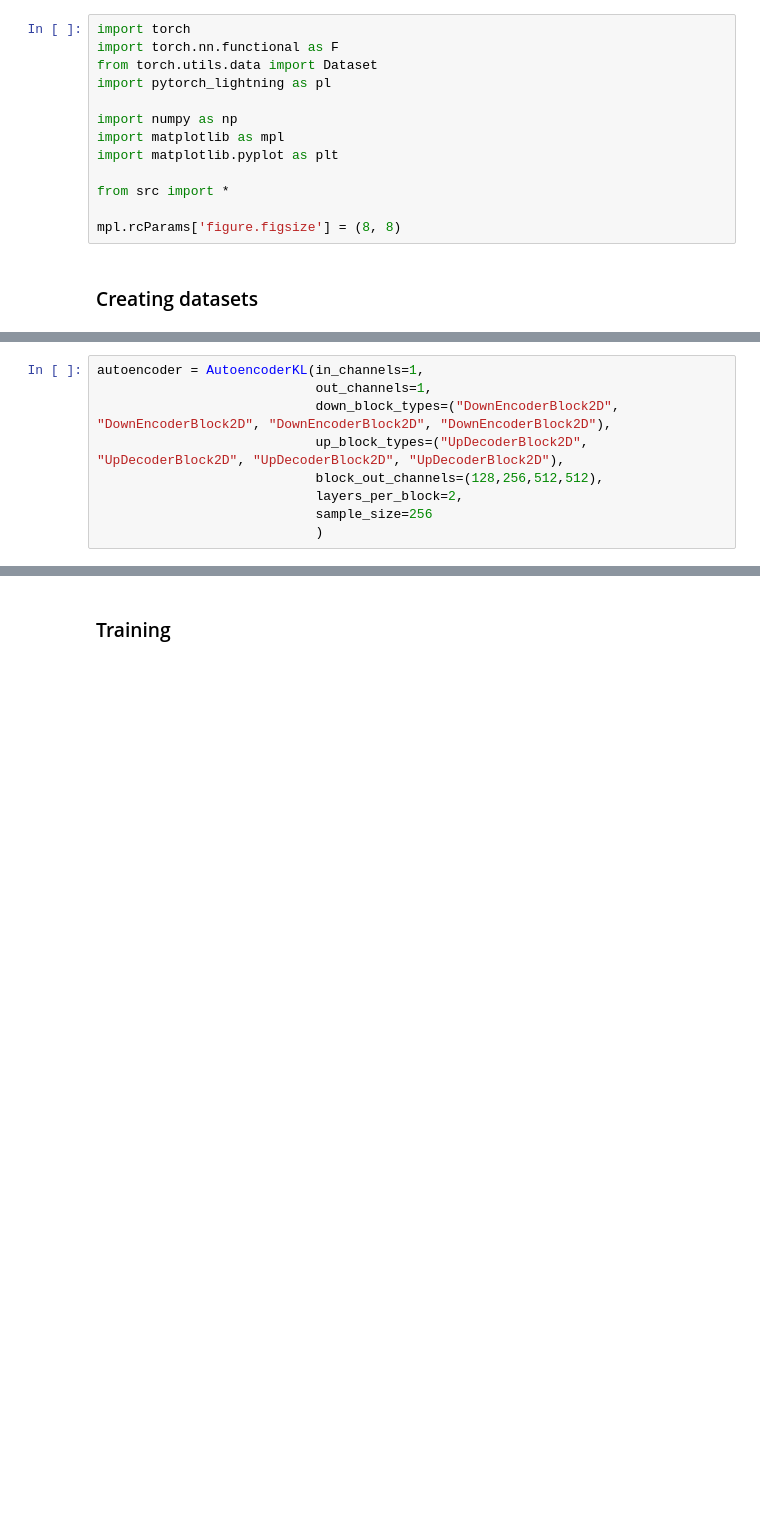
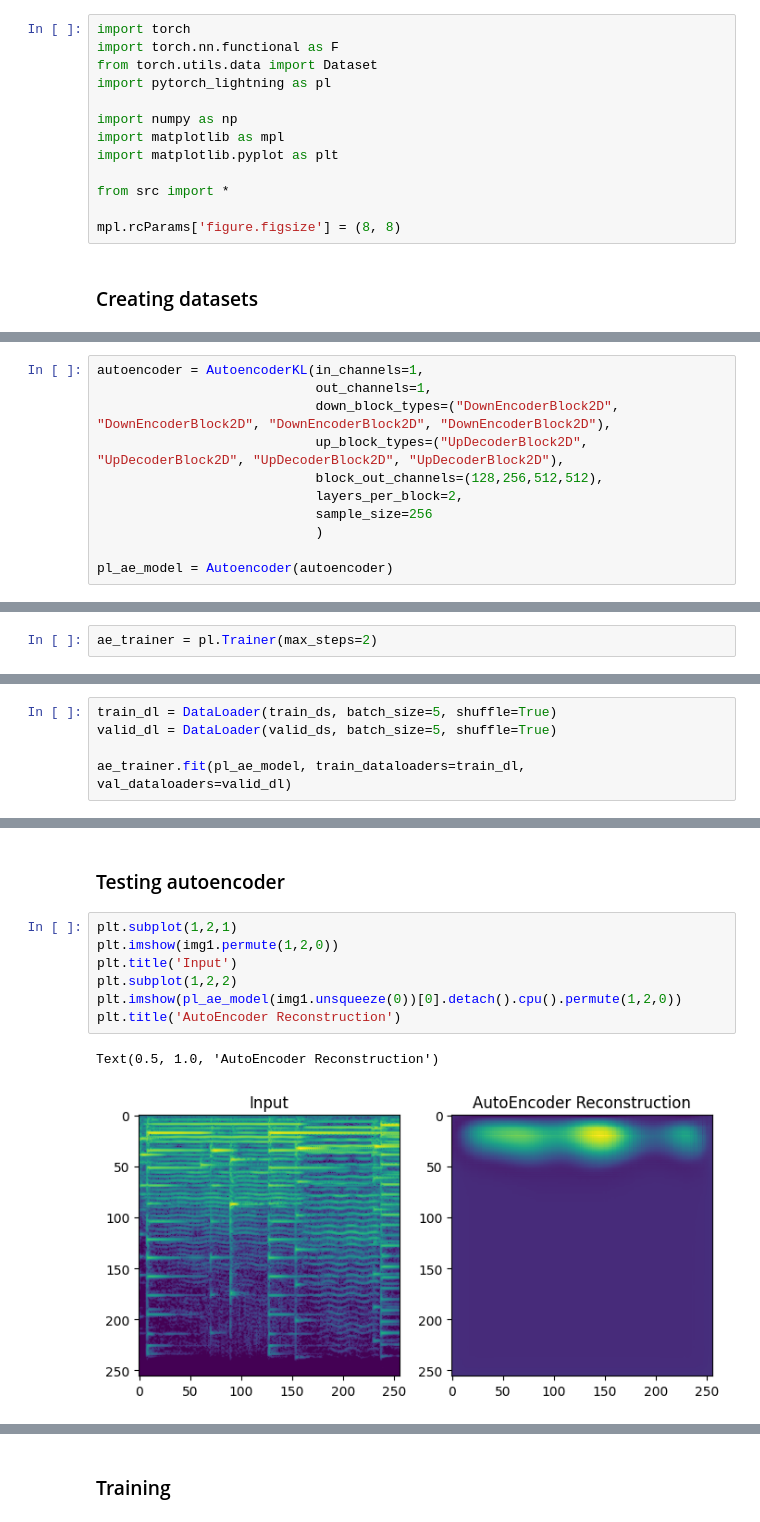
Before and after one commit to aleksolberg/DiffusionFastForward, a Jupyter notebook: conditional-latent-diffusion.ipynb, the cells around one changed output, grey strips where cells are left out. Drawn from its saved outputs; the diff is of its cells as text; blank space fills up the shorter version.

Commit message:
Setup separate training of autoencoder

```diff
--- a/conditional-latent-diffusion.ipynb
+++ b/conditional-latent-diffusion.ipynb
@@ -55,3 +77,5 @@ autoencoder = AutoencoderKL(in_channels=1,
                             layers_per_block=2,
                             sample_size=256
                             )
+
+pl_ae_model = Autoencoder(autoencoder)
@@ -57,0 +84,2 @@ autoencoder = AutoencoderKL(in_channels=1,
+# %%
+ae_trainer = pl.Trainer(max_steps=2)
@@ -57,0 +91,5 @@ autoencoder = AutoencoderKL(in_channels=1,
+# %%
+train_dl = DataLoader(train_ds, batch_size=5, shuffle=True)
+valid_dl = DataLoader(valid_ds, batch_size=5, shuffle=True)
+
+ae_trainer.fit(pl_ae_model, train_dataloaders=train_dl, val_dataloaders=valid_dl)
@@ -57,0 +106,12 @@ autoencoder = AutoencoderKL(in_channels=1,
+# %% [markdown]
+### Testing autoencoder
+# %%
+plt.subplot(1,2,1)
+plt.imshow(img1.permute(1,2,0))
+plt.title('Input')
+plt.subplot(1,2,2)
+plt.imshow(pl_ae_model(img1.unsqueeze(0))[0].detach().cpu().permute(1,2,0))
+plt.title('AutoEncoder Reconstruction')
+# %% [output]
+Text(0.5, 1.0, 'AutoEncoder Reconstruction')
+[figure, added]
```
Also changed, not shown: parts of 12 cells of this notebook, 1 other file.
